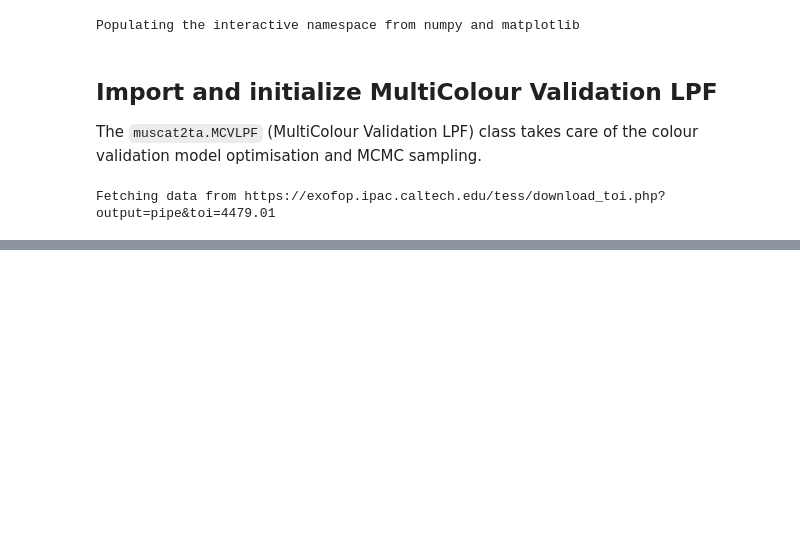
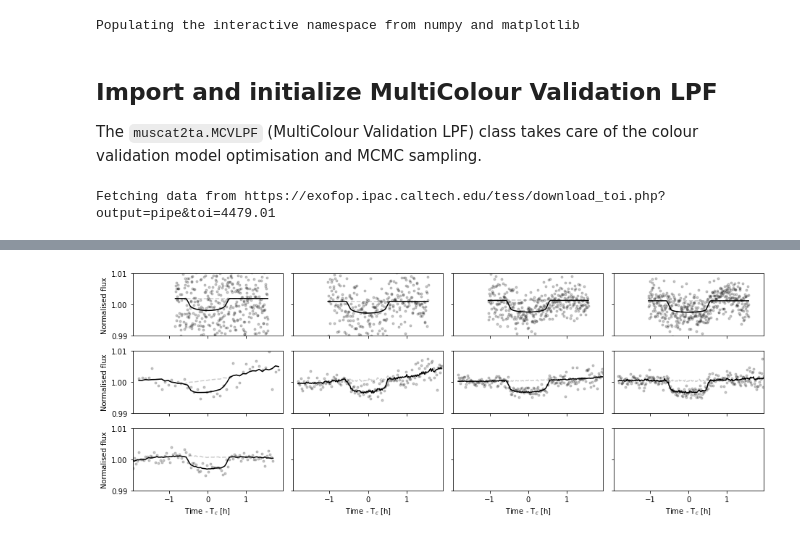
Before and after one commit to hpparvi/mcv, a Jupyter notebook: examples/toi-4479.01/validation.ipynb, the cells around one changed output, grey strips where cells are left out. Drawn from its saved outputs; the diff is of its cells as text; code cells hidden in the pictures; blank space fills up the shorter version.

```diff
--- a/examples/toi-4479.01/validation.ipynb
+++ b/examples/toi-4479.01/validation.ipynb
@@ -57,0 +53,4 @@ lpf.plot_joint_marginals();
+# %%
+lpf.plot_gb_transits(figsize=(13,5), ylim=(0.99, 1.01), remove_baseline=False);
+# %% [output]
+[figure, added]
```
Also changed, not shown: parts of 11 cells of this notebook, 2 other files.
